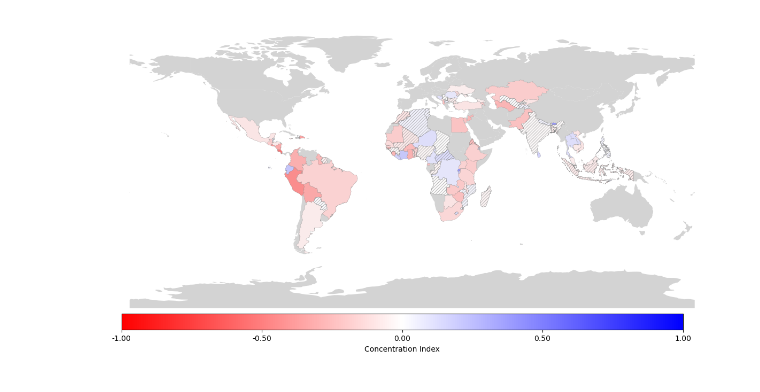
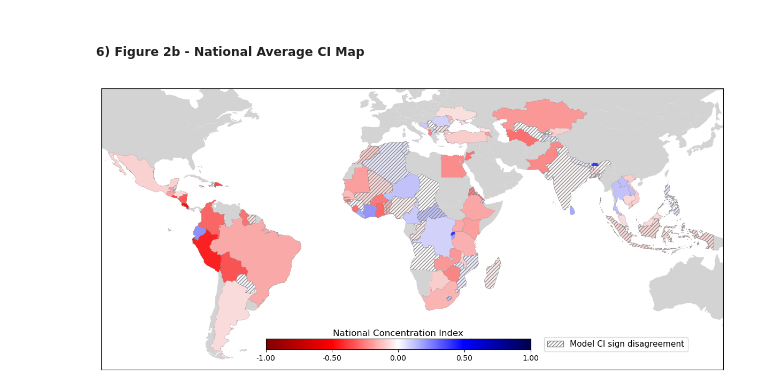
Before and after one commit to mvbnffc/flood-wealth, a Jupyter notebook: notebooks/2_modelled_figures.ipynb, the cells around one changed output. Cells and saved outputs as stored; diff of their text form; code cells hidden in the pictures.

```diff
--- a/notebooks/2_modelled_figures.ipynb
+++ b/notebooks/2_modelled_figures.ipynb
@@ -242,15 +266,23 @@ gdf_plot.head()
+# %% [markdown]
+##### 6) Figure 2b - National Average CI Map
 # %%
 # Plot a map of the metrics
 # Map parameters
 figsize = (15, 10)
-colormap = plt.cm.bwr.reversed()
+colormap = plt.cm.seismic.reversed()
 colormap_min = -1
 colormap_max = 1
 metric = "CI_avg"
-label = "Concentration Index"
-hatch_pattern = "//////"  # hashes for disagreement
-mpl.rcParams['hatch.linewidth'] = 0.4
-mpl.rcParams['hatch.color'] = 'black'
+label = "National Concentration Index"
+hatch_pattern = "/////"  # hashes for disagreement
+mpl.rcParams['hatch.linewidth'] = 1
+mpl.rcParams['hatch.color'] = 'gray'
+
+# Set map boundaries
+xmin = -120
+xmax = 145
+ymin = -60
+ymax = 60
 
 # Create a copy of original dataframe for mapping
 map_df = gdf_plot.copy()
@@ -287,35 +319,63 @@ if metric in map_df.columns:
 
     # 2) HATCH ONLY countries with NO sign agreement
     disagree = (map_df['sign_agree'] == False) & valid_data
     if disagree.any():
         map_df.loc[disagree].plot(
             ax=ax,
             facecolor="none",
-            edgecolor='grey',
+            edgecolor='gray',
             linewidth=0.2,
             hatch=hatch_pattern,
             alpha=0.9,
         )
 
     sm = ScalarMappable(cmap=colormap, norm=norm)
     sm.set_array([])
 
     # Create the colorbar with custom positioning
-    cax = fig.add_axes([0.15, 0.2, 0.7, 0.03])  # [left, bottom, width, height]
+    # cax = fig.add_axes([0.15, 0.2, 0.7, 0.03])  # [left, bottom, width, height]
+    cax = fig.add_axes([0.33, 0.27, 0.33, 0.02])  # [left, bottom, width, height]
     cbar = fig.colorbar(sm, cax=cax, orientation='horizontal')
     # Create evenly spaced ticks (5 ticks including min and max)
     tick_values = np.linspace(colormap_min, colormap_max, 5)
     cbar.set_ticks(tick_values)
     # Format the tick labels to have fewer decimal places
     cbar.set_ticklabels([f"{v:.2f}" for v in tick_values])
-    cbar.set_label(label)
+    cbar.set_label(label, fontsize=12)
+    cbar.ax.xaxis.set_label_position('top')
+
+# Proxy patch for hatched disagreement countries
+hatch_proxy = mpatches.Patch(
+    facecolor="none",
+    edgecolor="gray",
+    hatch=hatch_pattern,
+    label="Model CI sign disagreement"
+)
+
+ax.legend(
+    handles=[hatch_proxy],
+    loc="lower right",
+    bbox_to_anchor=(0.95, 0.05),
+    frameon=True,
+    fontsize=11
+)
+
+# Set extent
+ax.set_xlim(xmin, xmax)
+ax.set_ylim(ymin, ymax)
 
 # # Add title explicitly to the ax object, not using plt.title
 # ax.set_title(title, fontsize=15, pad=20)
 
+
+# # Turn off the axis ticks
+ax.set_xticks([])
+ax.set_yticks([])
+ax.set_xlabel('')
+ax.set_ylabel('')
 # Turn off the axis
-ax.set_axis_off()
+# ax.set_axis_off()
 
 plt.show()
 # %% [output]
-[figure, old version]
+[figure, new version]
```
Also changed, not shown: parts of 25 cells of this notebook.
